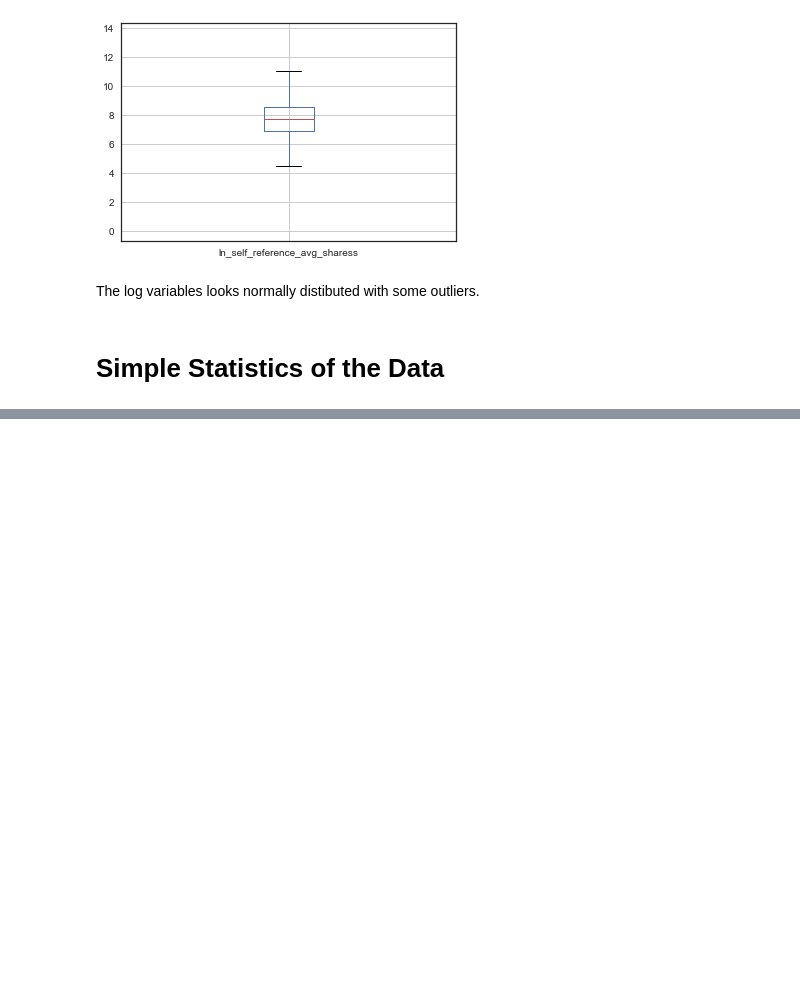
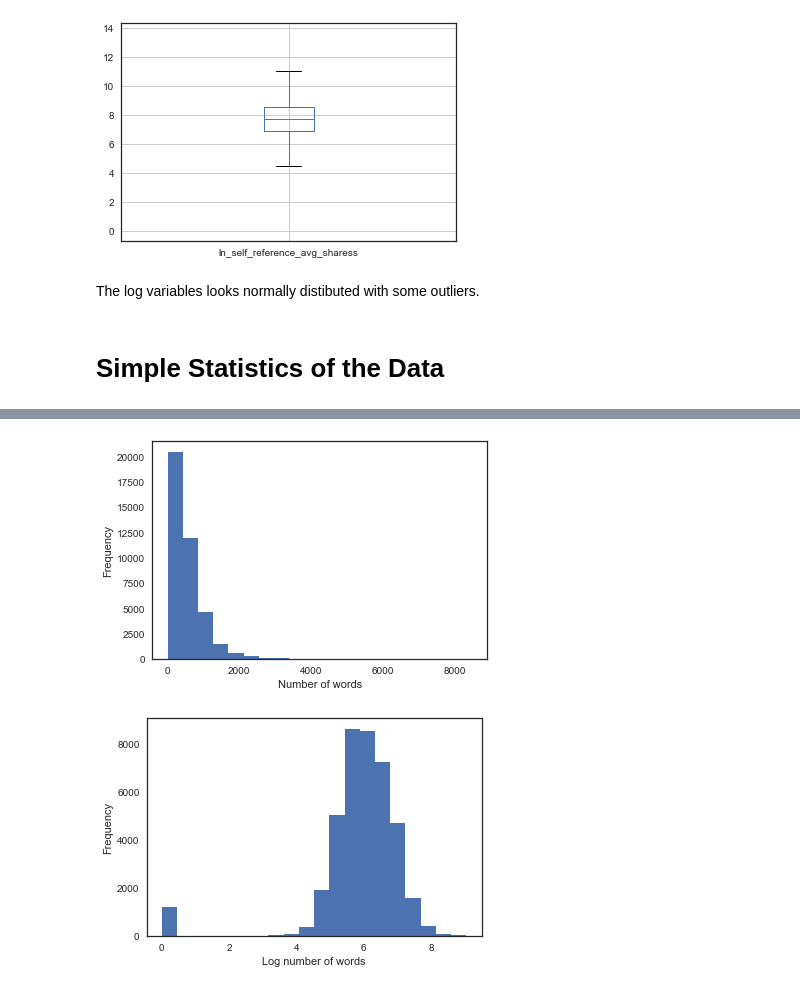
Before and after one commit to bici-sancta/mashable, a Jupyter notebook: mashable_master_2017.09.17_AA.ipynb, the cells around one changed output, grey strips where cells are left out. Drawn from its saved outputs; the diff is of its cells as text; code cells hidden in the pictures; blank space fills up the shorter version.

```diff
--- a/mashable_master_2017.09.17_AA.ipynb
+++ b/mashable_master_2017.09.17_AA.ipynb
@@ -494,0 +510,13 @@ def replace(group, stds):
+# %%
+plt.hist(df1['n_tokens_content'], bins = 20)
+plt.xlabel('Number of words')
+plt.ylabel('Frequency')
+plt.show()
+
+plt.hist(df1['ln_n_tokens_content'], bins = 20)
+plt.xlabel('Log number of words')
+plt.ylabel('Frequency')
+plt.show()
+# %% [output]
+[figure, added]
+[figure, added]
```
Also changed, not shown: parts of 17 cells of this notebook.
